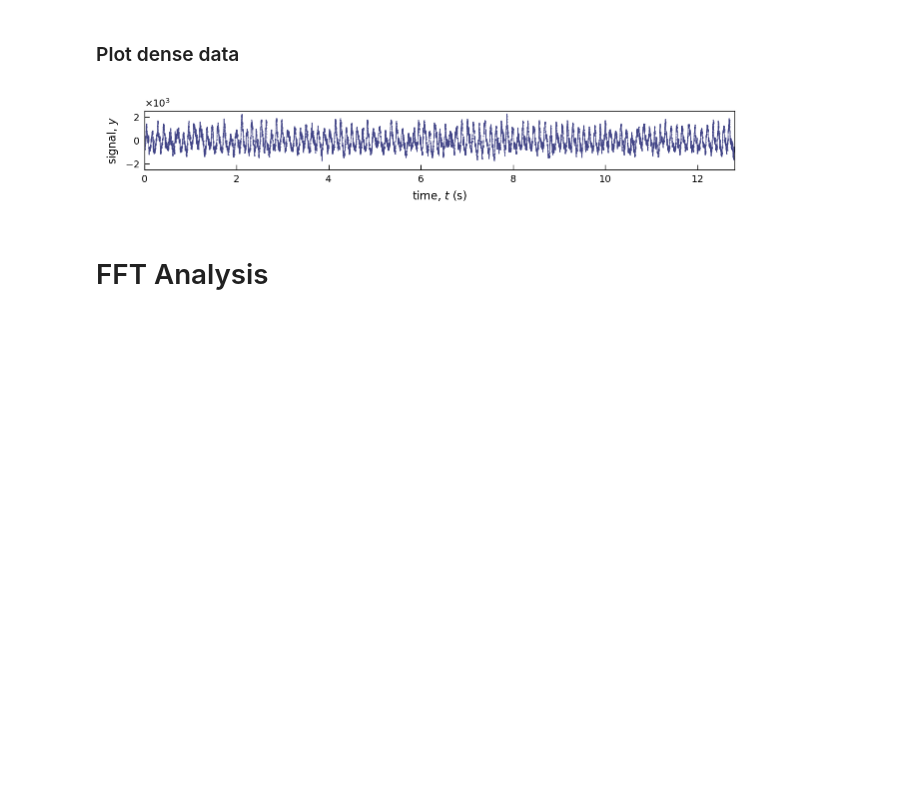
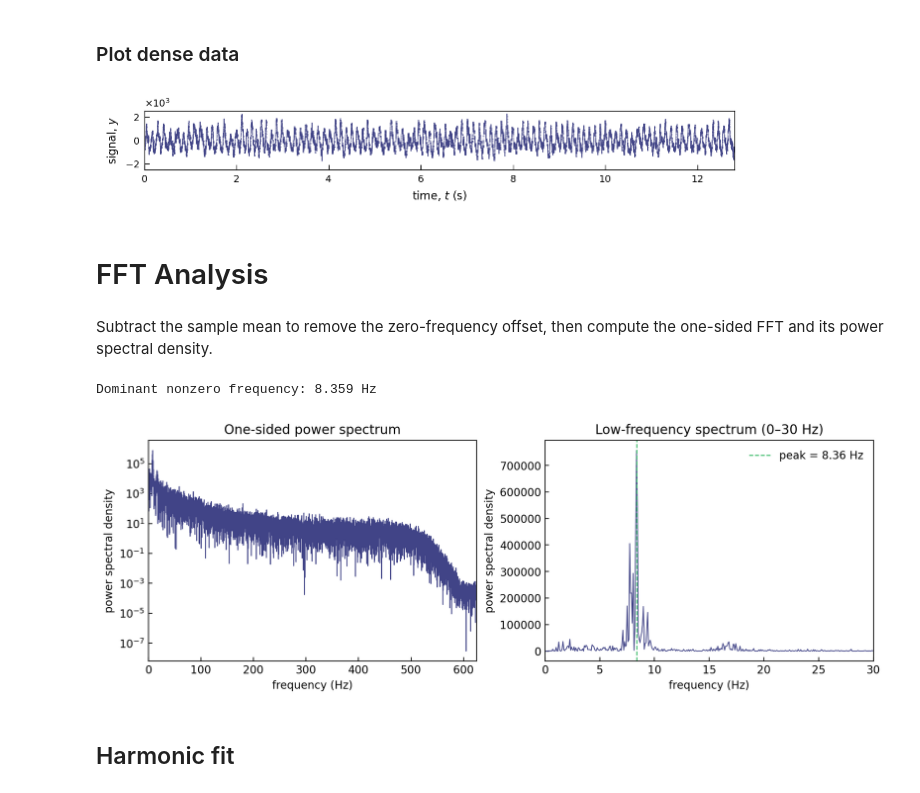
Before and after one commit to bishopgroup/phase-bayes, a Jupyter notebook: MethodComparisons/FFT.ipynb, the cells around one changed output. Saved outputs shown, nothing was run; the diff lists cells and outputs as text; code cells hidden in the pictures; blank space fills up the shorter version.

Commit message:
compute power spectrum

```diff
--- a/MethodComparisons/FFT.ipynb
+++ b/MethodComparisons/FFT.ipynb
@@ -85,3 +85,62 @@ plt.savefig('plots/HippocampalTrace.pdf')
 [figure]
 # %% [markdown]
 # FFT Analysis
+# %% [markdown]
+Subtract the sample mean to remove the zero-frequency offset, then compute the one-sided FFT and its power spectral density.
+# %%
+centered_signal = yk.astype(float) - yk.mean()
+sampling_frequency = 1 / dtmin
+fft_values = np.fft.rfft(centered_signal)
+frequencies = np.fft.rfftfreq(centered_signal.size, d=dtmin)
+
+# One-sided power spectral density (signal units squared per Hz).
+power_spectrum = np.abs(fft_values) ** 2 / (sampling_frequency * centered_signal.size)
+power_spectrum[1:-1] *= 2
+
+peak_index = 1 + np.argmax(power_spectrum[1:])
+peak_frequency = frequencies[peak_index]
+print(f'Dominant nonzero frequency: {peak_frequency:.3f} Hz')
+# %% [output]
+Dominant nonzero frequency: 8.359 Hz
+# %%
+fig, axes = plt.subplots(1, 2, figsize=(10, 3.5), constrained_layout=True)
+
+axes[0].semilogy(frequencies[1:], power_spectrum[1:], color=cmap(0.2), lw=0.8)
+axes[0].set(
+    xlabel='frequency (Hz)',
+    ylabel='power spectral density',
+    title='One-sided power spectrum',
+    xlim=(0, sampling_frequency / 2),
+)
+
+max_frequency = 30.0
+frequency_mask = (frequencies > 0) & (frequencies <= max_frequency)
+axes[1].plot(
+    frequencies[frequency_mask],
+    power_spectrum[frequency_mask],
+    color=cmap(0.2),
+    lw=0.8,
+)
+axes[1].axvline(
+    peak_frequency,
+    color=cmap(0.7),
+    ls='--',
+    lw=1,
+    label=f'peak = {peak_frequency:.2f} Hz',
+)
+axes[1].set(
+    xlabel='frequency (Hz)',
+    ylabel='power spectral density',
+    title=f'Low-frequency spectrum (0–{max_frequency:g} Hz)',
+    xlim=(0, max_frequency),
+)
+axes[1].legend(frameon=False)
+
+for ax in axes:
+    ax.tick_params(direction='in')
+
+plt.show()
+# %% [output]
+[figure, added]
+# %% [markdown]
+## Harmonic fit
```
Also changed, not shown: 1 other file.
